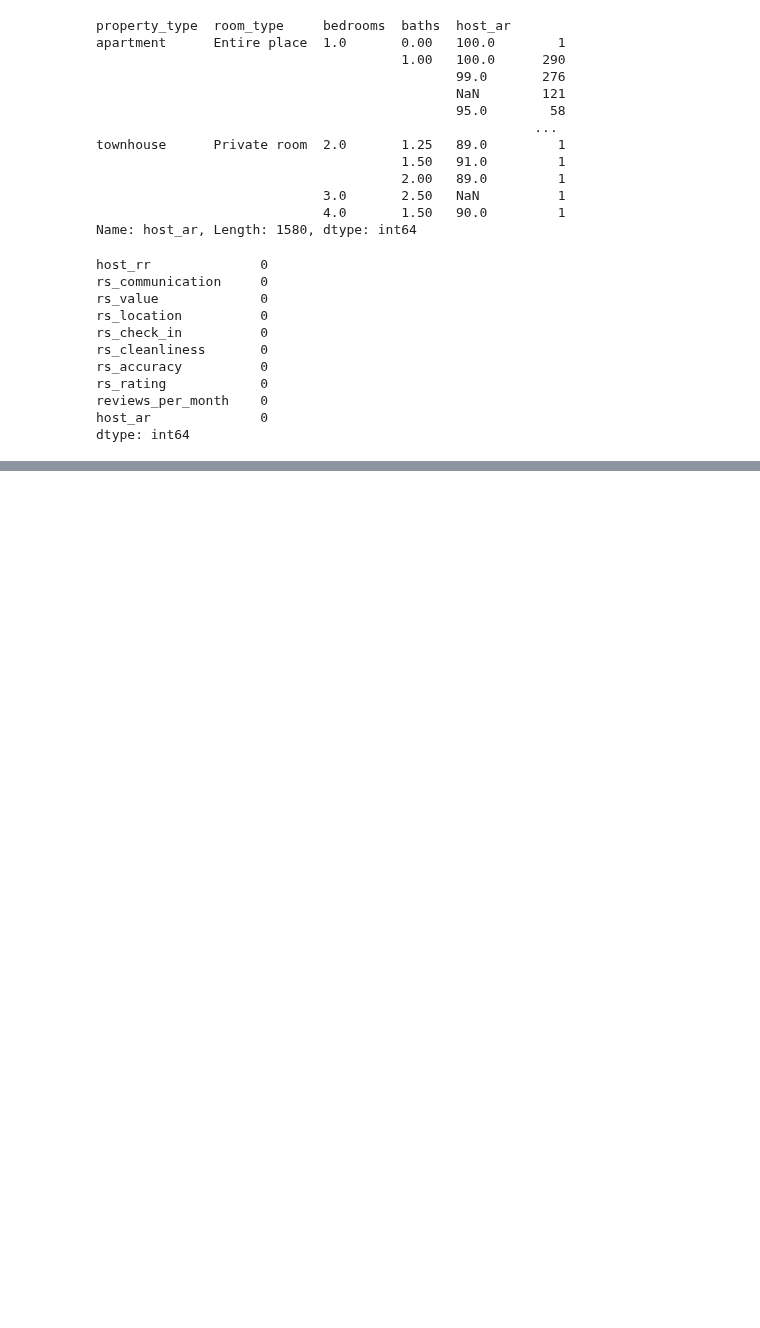
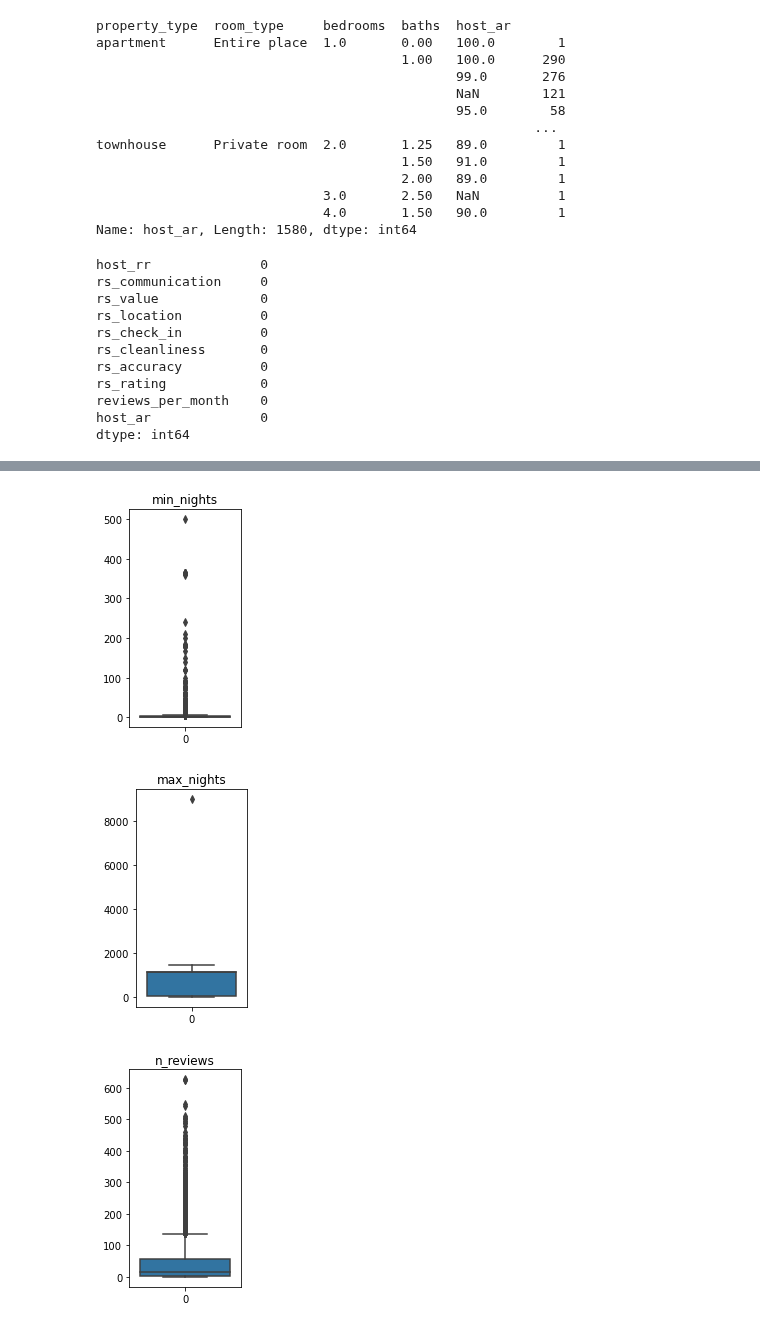
Before and after one commit to harera3/ML_Portfolio, a Jupyter notebook: 07_AirBnB_Exploratory_Data_Analysis.ipynb, the cells around one changed output, grey strips where cells are left out. Saved outputs shown, nothing was run; the diff lists cells and outputs as text; code cells hidden in the pictures; blank space fills up the shorter version.

Commit message:
8.1 outlier max_nights

```diff
--- a/07_AirBnB_Exploratory_Data_Analysis.ipynb
+++ b/07_AirBnB_Exploratory_Data_Analysis.ipynb
@@ -339,0 +357,10 @@ chicago[outlier_cols].max() - chicago[outlier_]
+# %%
+for col in outlier_cols:
+    plt.figure(figsize=(2,4))
+    ax = sns.boxplot(data=chicago[col])
+    plt.title(col)
+    plt.show()
+# %% [output]
+[figure, added]
+[figure, added]
+[figure, added]
```
Also changed, not shown: parts of 7 cells of this notebook.
